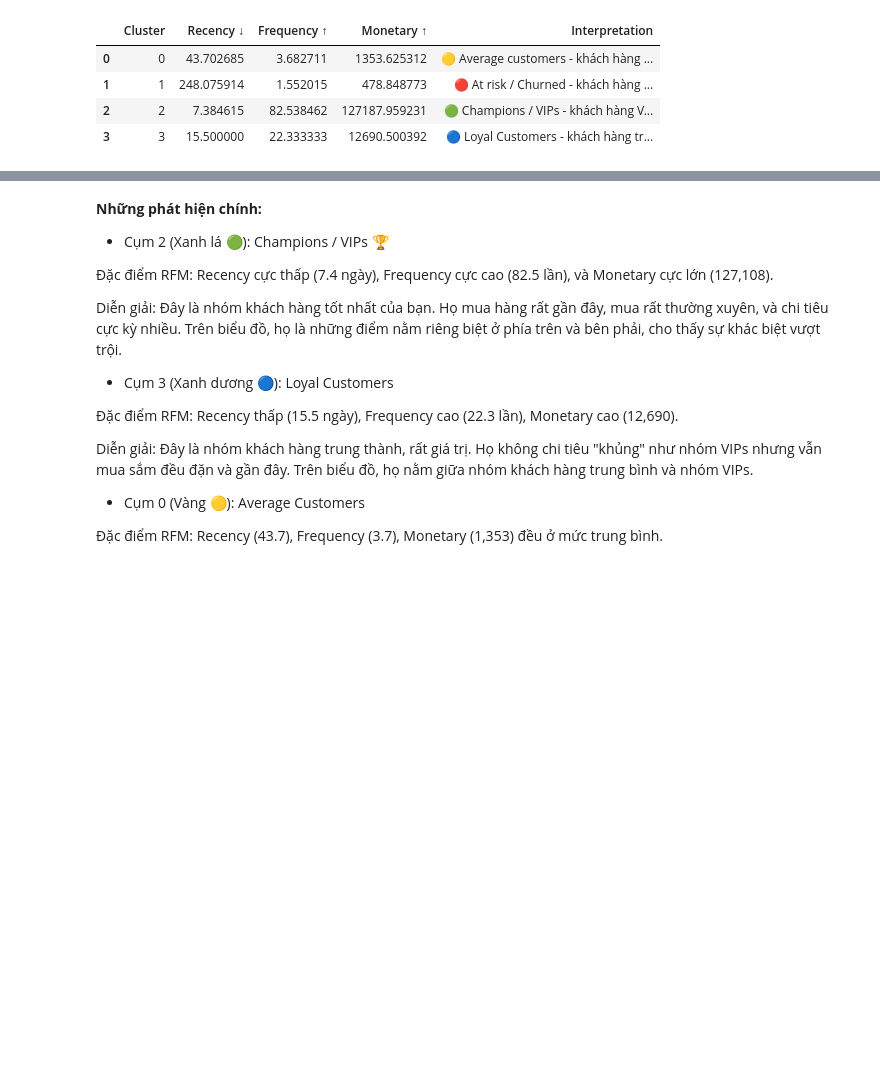
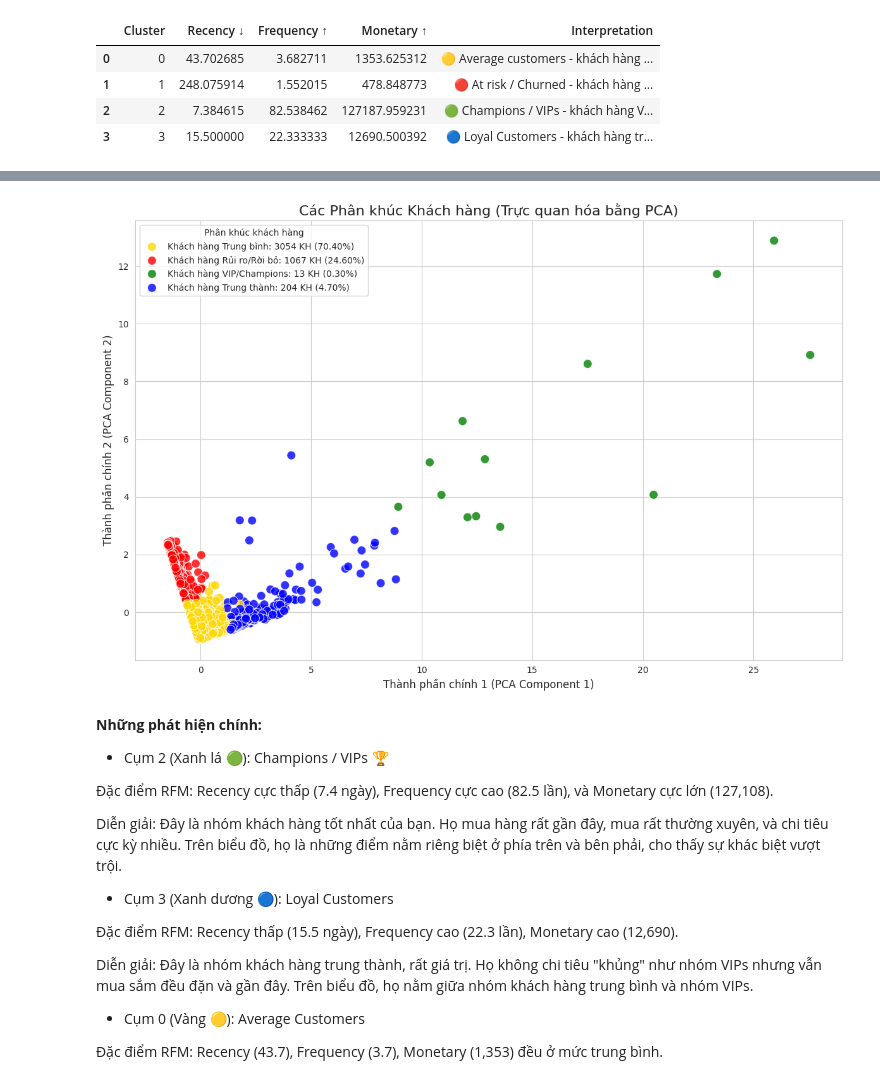
Before and after one commit to mihhwiNick/DA_project, a Jupyter notebook: Copy_of_Online_Retail.ipynb, the cells around one changed output, grey strips where cells are left out. Saved outputs shown, nothing was run; the diff lists cells and outputs as text; code cells hidden in the pictures; blank space fills up the shorter version.

```diff
--- a/Copy_of_Online_Retail.ipynb
+++ b/Copy_of_Online_Retail.ipynb
@@ -773,3 +745,66 @@ plt.show()
+# %%
+# Giảm chiều dữ liệu từ 3D (R, F, M) xuống 2D để vẽ biểu đồ
+# Giả định rfm_scaled và rfm_df['Cluster'] đã có từ các bước trước
+# --- BẮT ĐẦU CODE VẼ BIỂU ĐỒ ĐÃ CẬP NHẬT ---
+
+# 1. Giữ nguyên phần tính toán PCA
+pca = PCA(n_components=2)
+pca_components = pca.fit_transform(rfm_scaled)
+
+# 2. Định nghĩa tên và màu sắc cho từng cụm
+cluster_names = {
+    0: 'Khách hàng Trung bình',   # Tương ứng với màu 'gold'
+    1: 'Khách hàng Rủi ro/Rời bỏ', # Tương ứng với màu 'red'
+    2: 'Khách hàng VIP/Champions',# Tương ứng với màu 'green'
+    3: 'Khách hàng Trung thành'    # Tương ứng với màu 'blue'
+}
+custom_palette = {
+    0: 'gold',
+    1: 'red',
+    2: 'green',
+    3: 'blue'
+}
+
+# 3. Tính toán số lượng và phần trăm
+cluster_counts = rfm_df['Cluster'].value_counts()
+cluster_percentages = rfm_df['Cluster'].value_counts(normalize=True) * 100
+
+# 4. Tạo nhãn mới cho phần chú thích (legend)
+# Sắp xếp theo thứ tự cluster (0, 1, 2, 3) để đảm bảo khớp với màu sắc
+legend_labels = []
+for cluster_id in sorted(cluster_counts.index):
+    name = cluster_names[cluster_id]
+    count = cluster_counts[cluster_id]
+    percent = cluster_percentages[cluster_id]
+    # Tạo chuỗi văn bản mới, ví dụ: "Khách hàng VIP: 500 KH (25.00%)"
+    label = f"{name}: {count} KH ({percent:.2f}%)"
+    legend_labels.append(label)
+
+# 5. Vẽ biểu đồ
+plt.figure(figsize=(12, 8)) # Tăng kích thước để có không gian cho chú thích
+ax = sns.scatterplot(x=pca_components[:, 0],
+                     y=pca_components[:, 1],
+                     hue=rfm_df['Cluster'],
+                     palette=custom_palette,
+                     s=100,
+                     alpha=0.8)
+
+# 6. Cập nhật chú thích với thông tin mới
+# Lấy các handles (chấm màu) từ legend cũ và gán nhãn mới mà chúng ta đã tạo
+handles, _ = ax.get_legend_handles_labels()
+plt.legend(handles, legend_labels, title='Phân khúc khách hàng', fontsize=10)
+
+# 7. Hoàn thiện biểu đồ
+plt.title('Các Phân khúc Khách hàng (Trực quan hóa bằng PCA)', fontsize=16)
+plt.xlabel('Thành phần chính 1 (PCA Component 1)', fontsize=12)
+plt.ylabel('Thành phần chính 2 (PCA Component 2)', fontsize=12)
+plt.grid(True)
+plt.tight_layout() # Tự động điều chỉnh cho vừa vặn
+plt.show()
+
+# --- KẾT THÚC CODE VẼ BIỂU ĐỒ ĐÃ CẬP NHẬT ---
+# %% [output]
+[figure, added]
 # %% [markdown]
 **Những phát hiện chính:**
 - Cụm 2 (Xanh lá 🟢): Champions / VIPs 🏆
```
Also changed, not shown: parts of 28 cells of this notebook.
